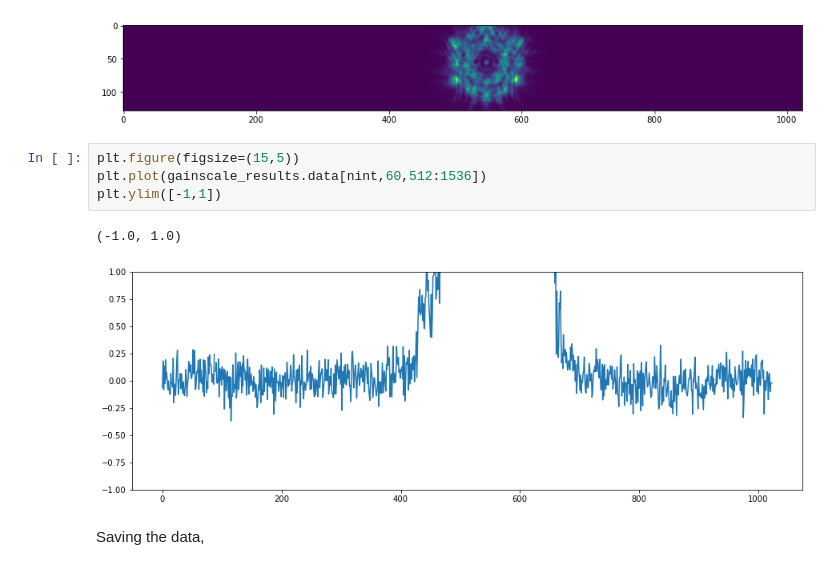
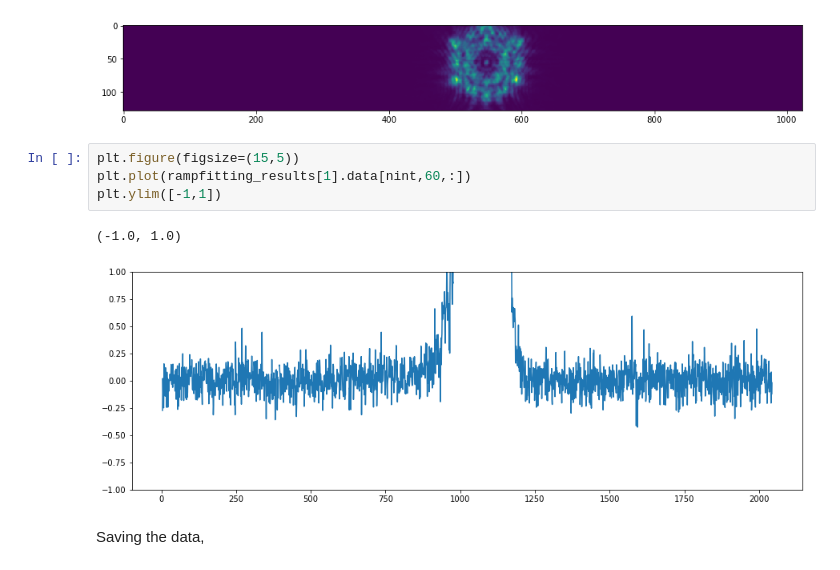
Before and after one commit to Jayshil/hat-p-14, a Jupyter notebook: NRCSW/p1.ipynb, the cells around one changed output. Cells and saved outputs as stored; diff of their text form.

```diff
--- a/NRCSW/p1.ipynb
+++ b/NRCSW/p1.ipynb
@@ -244,11 +244,11 @@ plt.imshow(corrected_data[nint,:,512:1536], interpolation='None')
 [figure]
 # %%
 plt.figure(figsize=(15,5))
-plt.plot(gainscale_results.data[nint,60,512:1536])
+plt.plot(rampfitting_results[1].data[nint,60,:])
 plt.ylim([-1,1])
 # %% [output]
 (-1.0, 1.0)
-[figure, old version]
+[figure, new version]
 # %% [markdown]
 Saving the data,
 # %%
```
Also changed, not shown: parts of 6 cells of this notebook.
